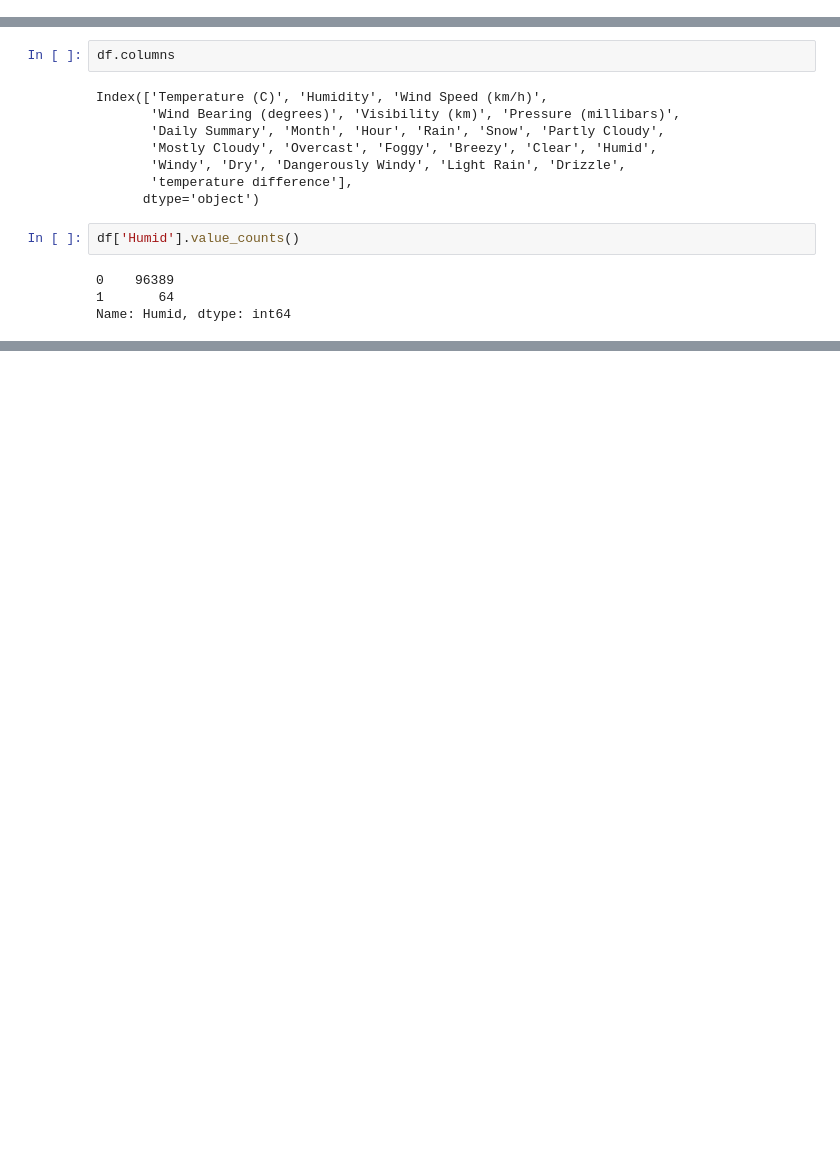
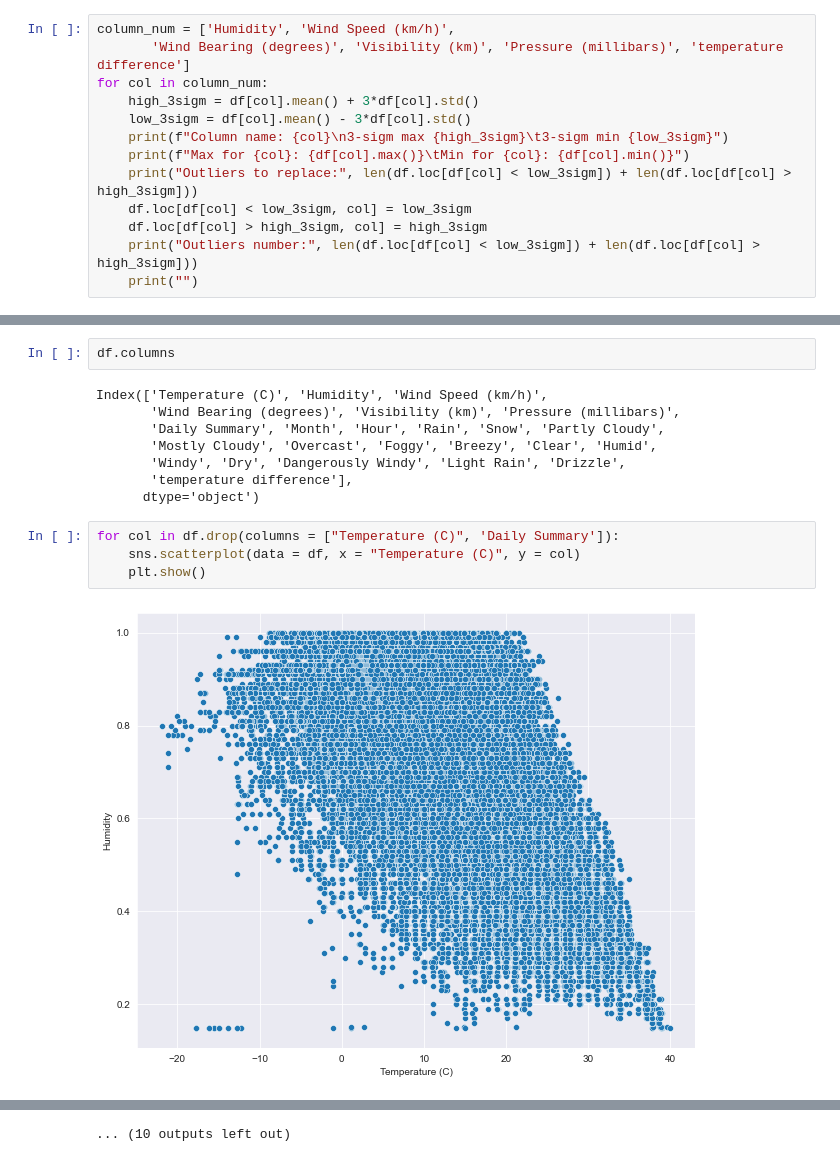
Before and after one commit to guzweronika/weather_project_SDA, a Jupyter notebook: weatherHistory.ipynb, the cells around one changed output, grey strips where cells are left out. Drawn from its saved outputs; the diff is of its cells as text; blank space fills up the shorter version.

Commit message:
scatter visualisation

```diff
--- a/weatherHistory.ipynb
+++ b/weatherHistory.ipynb
@@ -255,0 +253,13 @@ Cecha Temperature (C) ma prawie rozkład normalny
+# %%
+column_num = ['Humidity', 'Wind Speed (km/h)',
+       'Wind Bearing (degrees)', 'Visibility (km)', 'Pressure (millibars)', 'temperature difference']
+for col in column_num:
+    high_3sigm = df[col].mean() + 3*df[col].std()
+    low_3sigm = df[col].mean() - 3*df[col].std()
+    print(f"Column name: {col}\n3-sigm max {high_3sigm}\t3-sigm min {low_3sigm}")
+    print(f"Max for {col}: {df[col].max()}\tMin for {col}: {df[col].min()}")
+    print("Outliers to replace:", len(df.loc[df[col] < low_3sigm]) + len(df.loc[df[col] > high_3sigm]))
+    df.loc[df[col] < low_3sigm, col] = low_3sigm
+    df.loc[df[col] > high_3sigm, col] = high_3sigm
+    print("Outliers number:", len(df.loc[df[col] < low_3sigm]) + len(df.loc[df[col] > high_3sigm]))
+    print("")
@@ -263,9 +291,9 @@ Index(['Temperature (C)', 'Humidity', 'Wind Speed (km/h)',
        'Windy', 'Dry', 'Dangerously Windy', 'Light Rain', 'Drizzle',
        'temperature difference'],
       dtype='object')
-# %%
-df['Humid'].value_counts()
-# %% [output]
-0    96389
-1       64
-Name: Humid, dtype: int64
+# %%
+for col in df.drop(columns = ["Temperature (C)", 'Daily Summary']):
+    sns.scatterplot(data = df, x = "Temperature (C)", y = col)
+    plt.show()
+# %% [output]
+[figure, added]
@@ -271,0 +311 @@ Name: Humid, dtype: int64
+... (10 outputs left out)
```
Also changed, not shown: parts of 6 cells of this notebook.
